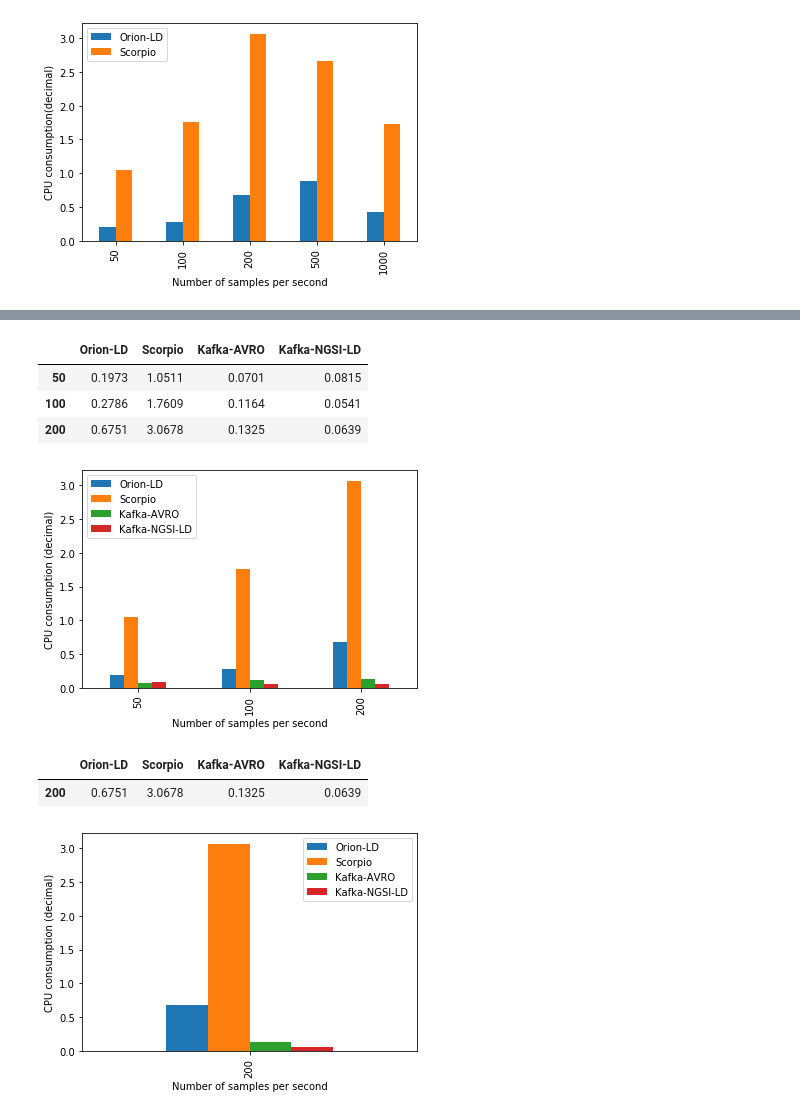
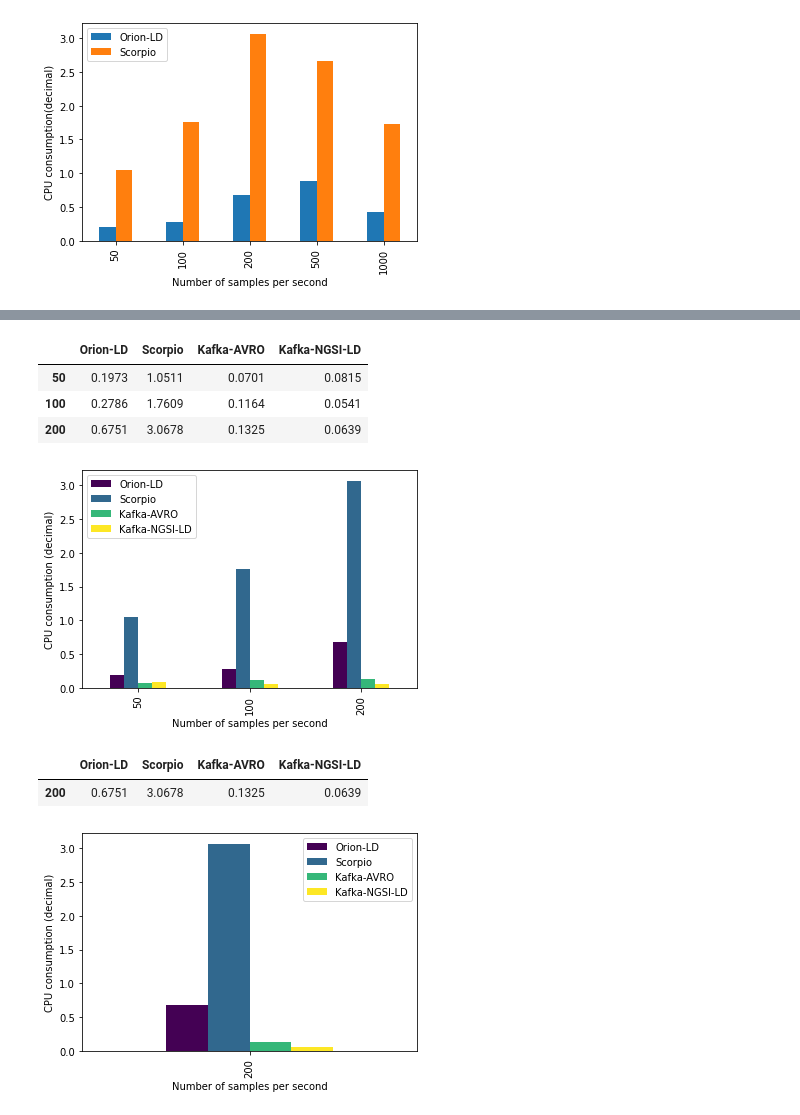
Before and after one commit to giros-dit/cim-prometheus-pipelines, a Jupyter notebook: Experiments.ipynb, the cells around one changed output, grey strips where cells are left out. Saved outputs shown, nothing was run; the diff lists cells and outputs as text; code cells hidden in the pictures.

```diff
--- a/Experiments.ipynb
+++ b/Experiments.ipynb
@@ -518,7 +526,8 @@ cpu = pd.DataFrame({"Orion-LD": orion_cpu_total,
                     "Scorpio": scorpio_cpu_total,
                     "Kafka-AVRO": kafka_avro_cpu_total,
                     "Kafka-NGSI-LD": kafka_ngsi_ld_cpu_total}, index=events)
-colors = ['tab:blue','tab:orange', "tab:green", "tab:red"]
+#colors = ['tab:blue','tab:orange', "tab:green", "tab:red"]
+colors=cm.get_cmap('viridis', 4).colors
 cpu_plot = cpu.iloc[[0,1,2]].plot.bar(logy=False, color=colors)
 cpu_plot.set_xlabel("Number of samples per second")
 cpu_plot.set_ylabel("CPU consumption (decimal)")
@@ -529,22 +538,23 @@ cpu.iloc[[0,1,2]]
 | 50 | 0.1973 | 1.0511 | 0.0701 | 0.0815 |
 | 100 | 0.2786 | 1.7609 | 0.1164 | 0.0541 |
 | 200 | 0.6751 | 3.0678 | 0.1325 | 0.0639 |
-[figure, old version]
+[figure, new version]
 # %%
 cpu = pd.DataFrame({"Orion-LD": orion_cpu_total,
                     "Scorpio": scorpio_cpu_total,
                     "Kafka-AVRO": kafka_avro_cpu_total,
                     "Kafka-NGSI-LD": kafka_ngsi_ld_cpu_total}, index=events)
-colors = ['tab:blue','tab:orange', "tab:green", "tab:red"]
+#colors = ['tab:blue','tab:orange', "tab:green", "tab:red"]
+colors=cm.get_cmap('viridis', 4).colors
 cpu_plot = cpu.iloc[[2]].plot.bar(logy=False, color=colors)
 cpu_plot.set_xlabel("Number of samples per second")
 cpu_plot.set_ylabel("CPU consumption (decimal)")
 
 cpu.iloc[[2]]
 # %% [output]
 |  | Orion-LD | Scorpio | Kafka-AVRO | Kafka-NGSI-LD |
 | 200 | 0.6751 | 3.0678 | 0.1325 | 0.0639 |
-[figure, old version]
+[figure, new version]
 # %%
 mem = pd.DataFrame({"Orion-LD": orion_mem_total,
                     "Scorpio": scorpio_mem_total,
```
Also changed, not shown: parts of 14 cells of this notebook.
